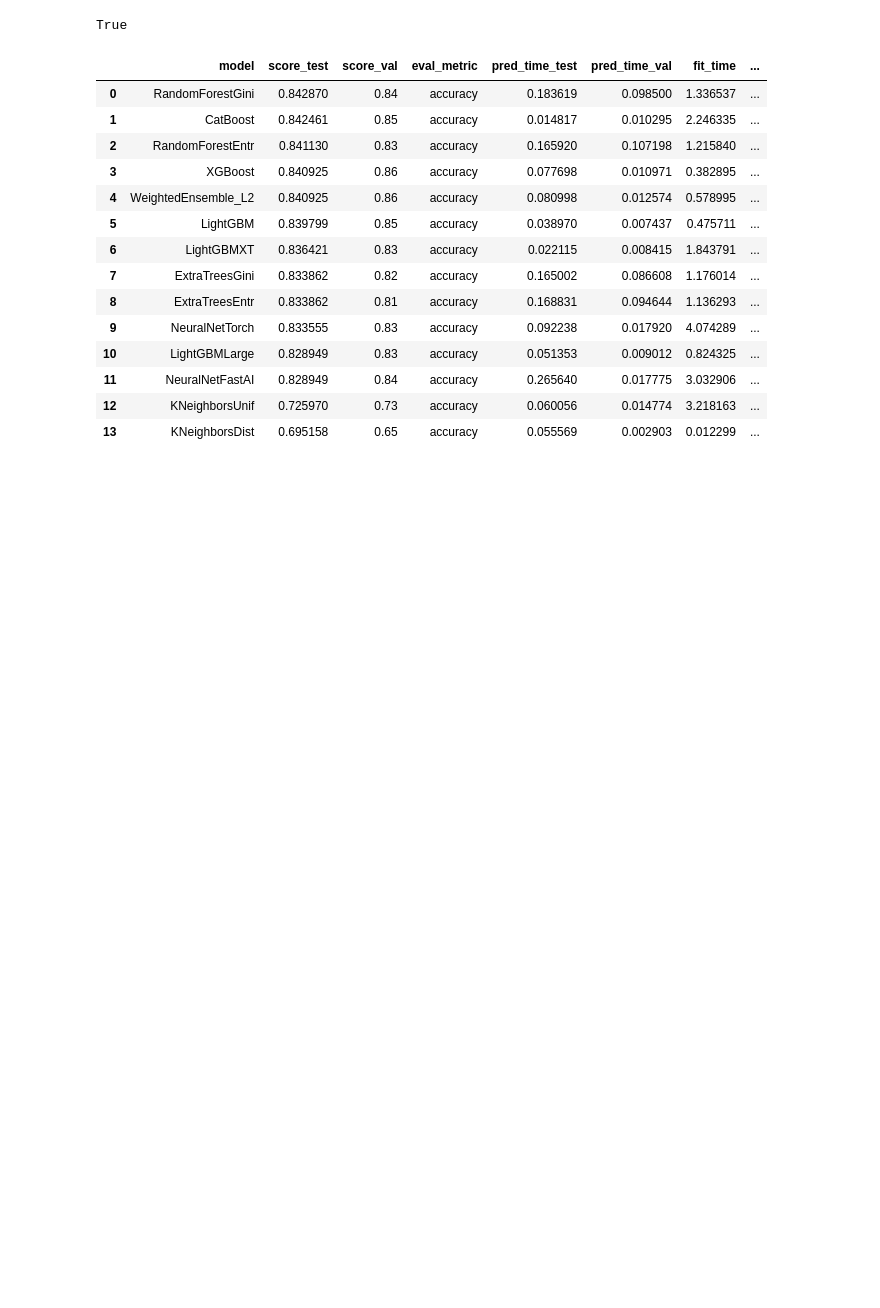
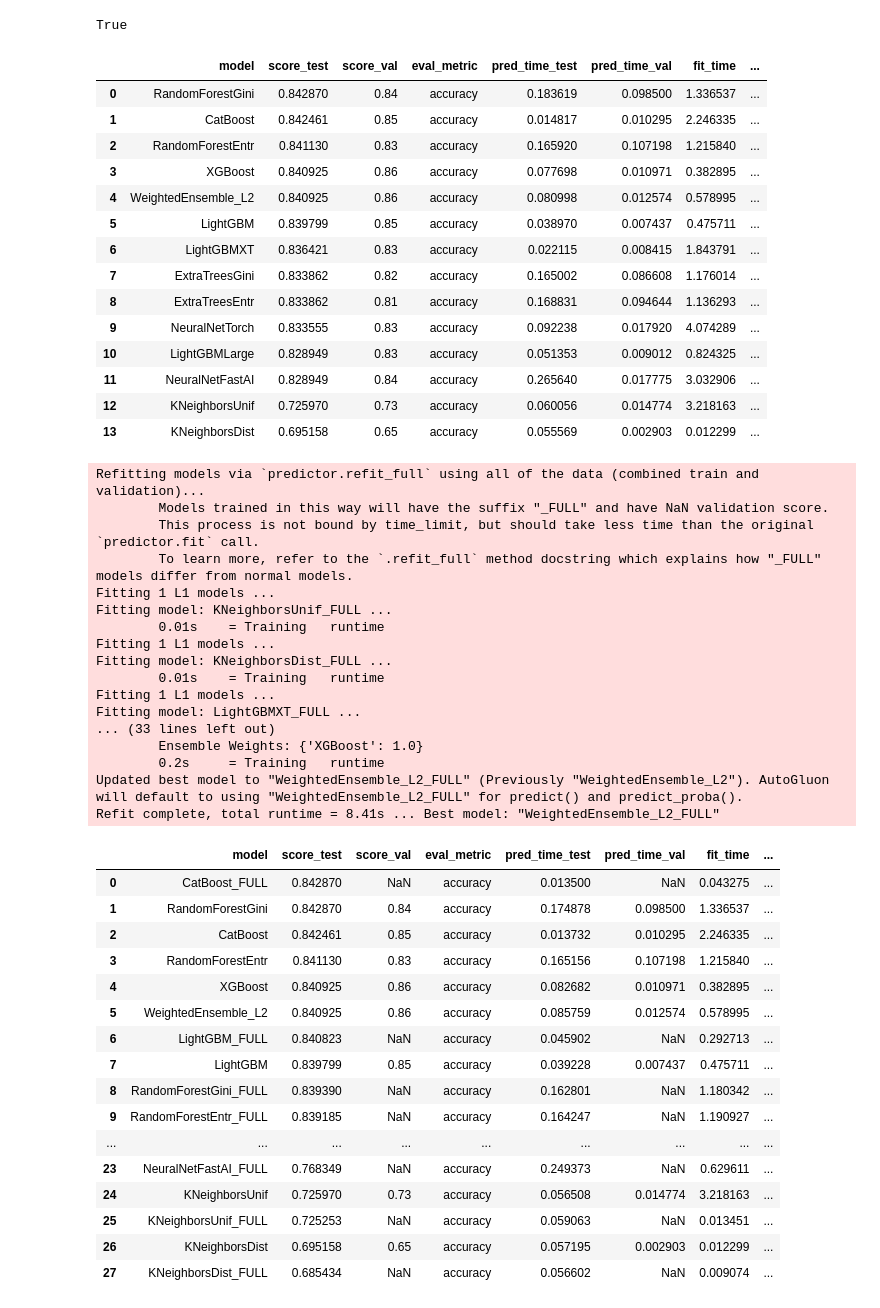
Before and after one commit to flyinacres/autogluon, a Jupyter notebook: autogluon-deployment.ipynb, the cells around one changed output. Cells and saved outputs as stored; diff of their text form; code cells hidden in the pictures; blank space fills up the shorter version.

```diff
--- a/autogluon-deployment.ipynb
+++ b/autogluon-deployment.ipynb
@@ -154,3 +154,42 @@ predictor_clone.leaderboard(test_data)
 | 11 | NeuralNetFastAI | 0.828949 | 0.84 | accuracy | 0.265640 | 0.017775 | 3.032906 | ... |
 | 12 | KNeighborsUnif | 0.725970 | 0.73 | accuracy | 0.060056 | 0.014774 | 3.218163 | ... |
 | 13 | KNeighborsDist | 0.695158 | 0.65 | accuracy | 0.055569 | 0.002903 | 0.012299 | ... |
+# %%
+predictor_clone.refit_full()
+
+predictor_clone.leaderboard(test_data)
+# %% [output]
+Refitting models via `predictor.refit_full` using all of the data (combined train and validation)...
+        Models trained in this way will have the suffix "_FULL" and have NaN validation score.
+        This process is not bound by time_limit, but should take less time than the original `predictor.fit` call.
+        To learn more, refer to the `.refit_full` method docstring which explains how "_FULL" models differ from normal models.
+Fitting 1 L1 models ...
+Fitting model: KNeighborsUnif_FULL ...
+        0.01s    = Training   runtime
+Fitting 1 L1 models ...
+Fitting model: KNeighborsDist_FULL ...
+        0.01s    = Training   runtime
+Fitting 1 L1 models ...
+Fitting model: LightGBMXT_FULL ...
+... (33 lines left out)
+        Ensemble Weights: {'XGBoost': 1.0}
+        0.2s     = Training   runtime
+Updated best model to "WeightedEnsemble_L2_FULL" (Previously "WeightedEnsemble_L2"). AutoGluon will default to using "WeightedEnsemble_L2_FULL" for predict() and predict_proba().
+Refit complete, total runtime = 8.41s ... Best model: "WeightedEnsemble_L2_FULL"
+|  | model | score_test | score_val | eval_metric | pred_time_test | pred_time_val | fit_time | ... |
+| 0 | CatBoost_FULL | 0.842870 | NaN | accuracy | 0.013500 | NaN | 0.043275 | ... |
+| 1 | RandomForestGini | 0.842870 | 0.84 | accuracy | 0.174878 | 0.098500 | 1.336537 | ... |
+| 2 | CatBoost | 0.842461 | 0.85 | accuracy | 0.013732 | 0.010295 | 2.246335 | ... |
+| 3 | RandomForestEntr | 0.841130 | 0.83 | accuracy | 0.165156 | 0.107198 | 1.215840 | ... |
+| 4 | XGBoost | 0.840925 | 0.86 | accuracy | 0.082682 | 0.010971 | 0.382895 | ... |
+| 5 | WeightedEnsemble_L2 | 0.840925 | 0.86 | accuracy | 0.085759 | 0.012574 | 0.578995 | ... |
+| 6 | LightGBM_FULL | 0.840823 | NaN | accuracy | 0.045902 | NaN | 0.292713 | ... |
+| 7 | LightGBM | 0.839799 | 0.85 | accuracy | 0.039228 | 0.007437 | 0.475711 | ... |
+| 8 | RandomForestGini_FULL | 0.839390 | NaN | accuracy | 0.162801 | NaN | 1.180342 | ... |
+| 9 | RandomForestEntr_FULL | 0.839185 | NaN | accuracy | 0.164247 | NaN | 1.190927 | ... |
+| ... | ... | ... | ... | ... | ... | ... | ... | ... |
+| 23 | NeuralNetFastAI_FULL | 0.768349 | NaN | accuracy | 0.249373 | NaN | 0.629611 | ... |
+| 24 | KNeighborsUnif | 0.725970 | 0.73 | accuracy | 0.056508 | 0.014774 | 3.218163 | ... |
+| 25 | KNeighborsUnif_FULL | 0.725253 | NaN | accuracy | 0.059063 | NaN | 0.013451 | ... |
+| 26 | KNeighborsDist | 0.695158 | 0.65 | accuracy | 0.057195 | 0.002903 | 0.012299 | ... |
+| 27 | KNeighborsDist_FULL | 0.685434 | NaN | accuracy | 0.056602 | NaN | 0.009074 | ... |
```
Also changed, not shown: parts of 1 cell of this notebook.
